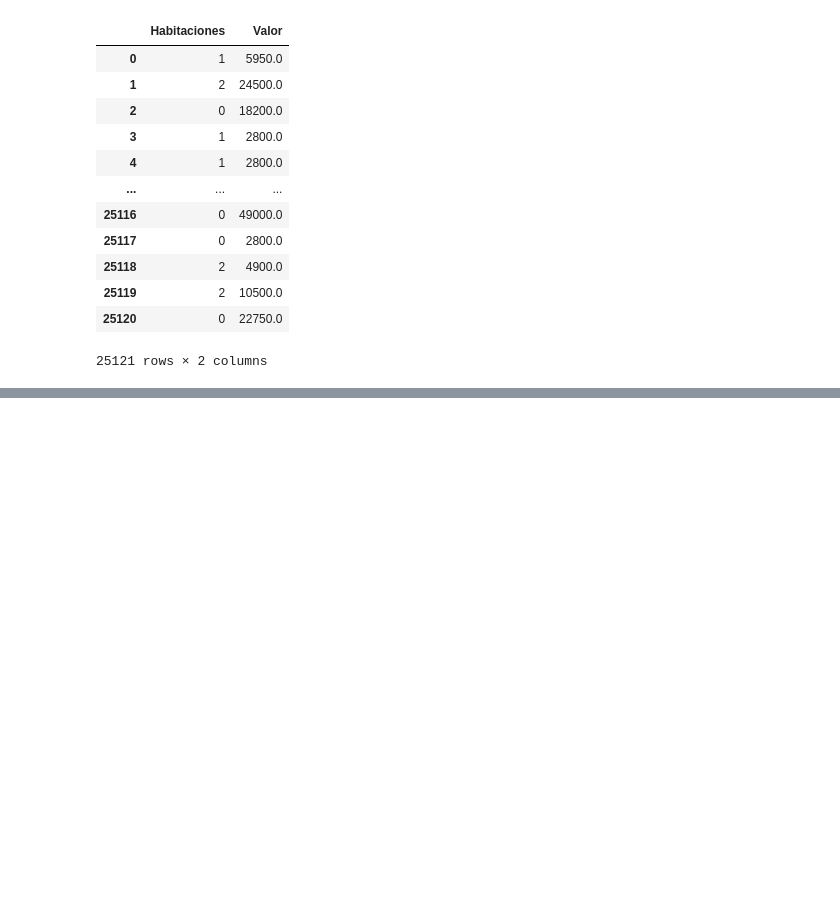
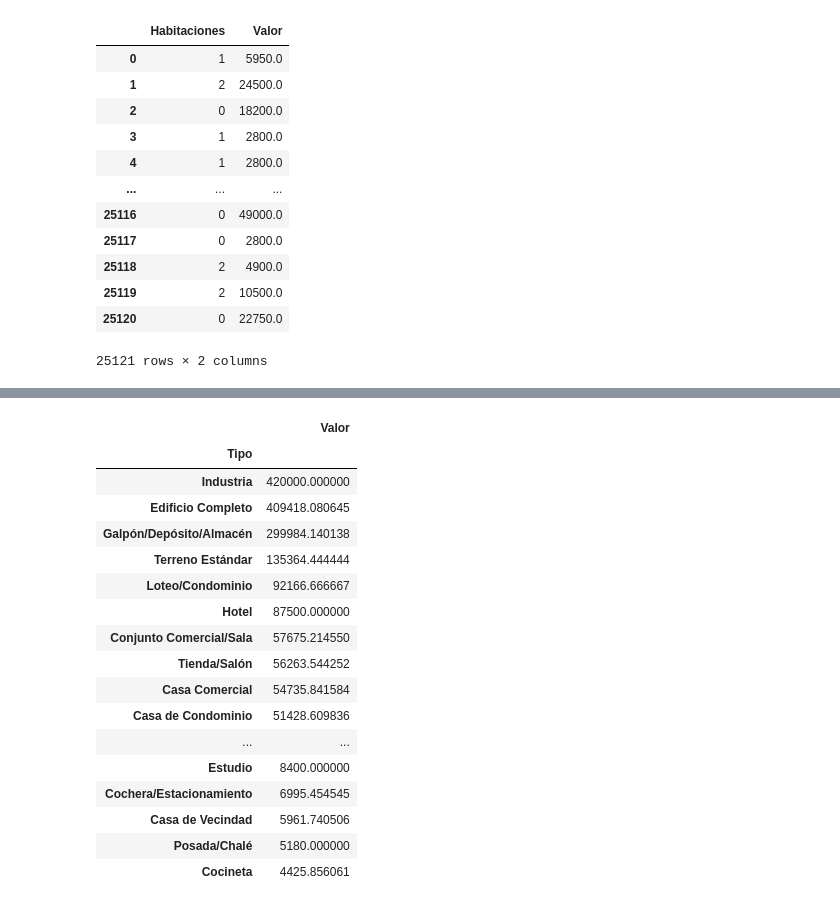
Before and after one commit to cmrondon2000/pandas-introduccion, a Jupyter notebook: inmuebles_cdmx.ipynb, the cells around one changed output, grey strips where cells are left out. Saved outputs shown, nothing was run; the diff lists cells and outputs as text; code cells hidden in the pictures; blank space fills up the shorter version.

```diff
--- a/inmuebles_cdmx.ipynb
+++ b/inmuebles_cdmx.ipynb
@@ -166,0 +227,21 @@ datos[["Habitaciones", "Valor"]]
+# %%
+datos.groupby("Tipo")[["Valor"]].mean().sort_values("Valor", ascending=False)
+# %% [output]
+|  | Valor |
+| Tipo |  |
+| Industria | 420000.000000 |
+| Edificio Completo | 409418.080645 |
+| Galpón/Depósito/Almacén | 299984.140138 |
+| Terreno Estándar | 135364.444444 |
+| Loteo/Condominio | 92166.666667 |
+| Hotel | 87500.000000 |
+| Conjunto Comercial/Sala | 57675.214550 |
+| Tienda/Salón | 56263.544252 |
+| Casa Comercial | 54735.841584 |
+| Casa de Condominio | 51428.609836 |
+| ... | ... |
+| Estudio | 8400.000000 |
+| Cochera/Estacionamiento | 6995.454545 |
+| Casa de Vecindad | 5961.740506 |
+| Posada/Chalé | 5180.000000 |
+| Cocineta | 4425.856061 |
```
Also changed, not shown: parts of 8 cells of this notebook.
